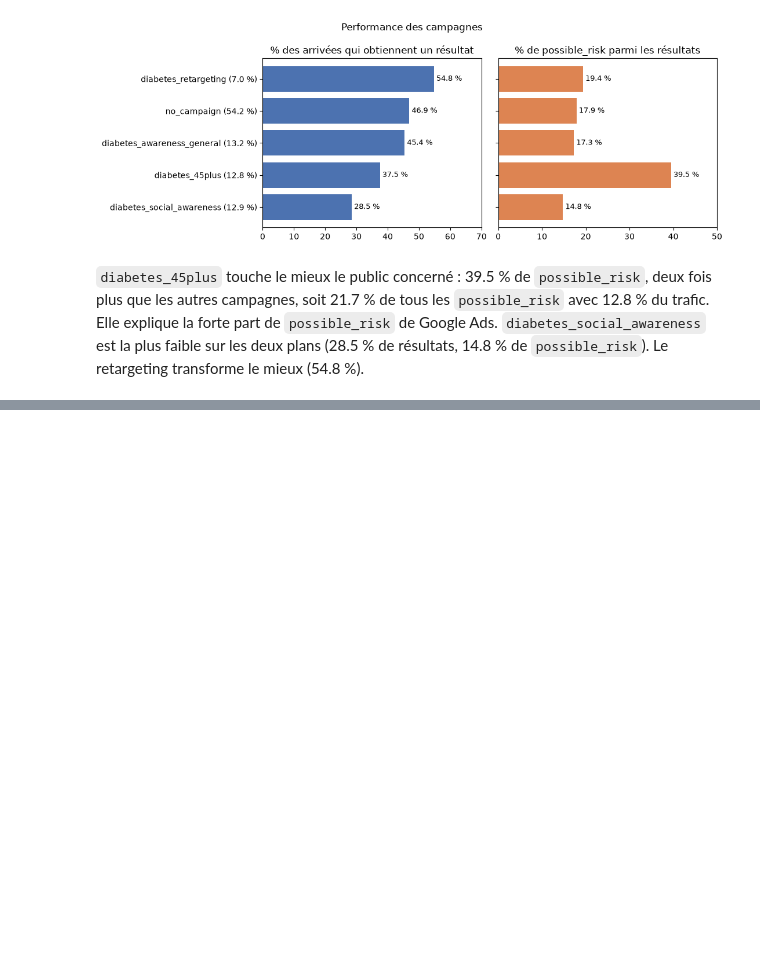
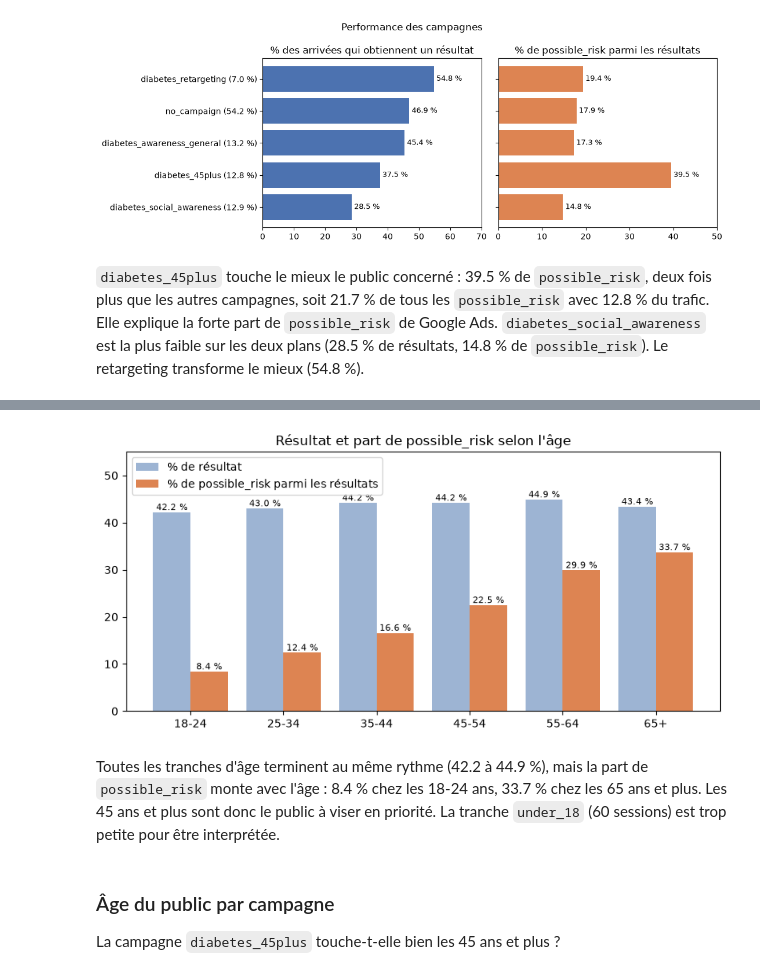
Before and after one commit to sakanokoh/doctoome-case-hamady, a Jupyter notebook: notebooks/03_data-analysis.ipynb, the cells around one changed output, grey strips where cells are left out. Saved outputs shown, nothing was run; the diff lists cells and outputs as text; code cells hidden in the pictures; blank space fills up the shorter version.

```diff
--- a/notebooks/03_data-analysis.ipynb
+++ b/notebooks/03_data-analysis.ipynb
@@ -258,0 +266,15 @@ plt.show()
+# %%
+query = """
+    SELECT age_band,
+           COUNT(*)                                       AS sessions,
+           SUM(completed::INT)                            AS resultat,
+           SUM((outcome_category = 'possible_risk')::INT) AS possible_risk
+    FROM sessions
+    GROUP BY age_band
+    ORDER BY age_band
+"""
+ages = con.sql(query).df()
+ages = ages.astype({c: int for c in ages.columns if c != "age_band"})
+ages["pct_resultat"]      = (100 * ages["resultat"] / ages["sessions"]).round(1)
+ages["pct_possible_risk"] = (100 * ages["possible_risk"] / ages["resultat"]).round(1)
+ages
@@ -258,0 +291,24 @@ plt.show()
+# %%
+a = ages[~ages["age_band"].isin(["under_18", "unknown"])]
+
+fig, ax = plt.subplots(figsize=(8, 4))
+x = np.arange(len(a))
+b1 = ax.bar(x - 0.2, a["pct_resultat"], 0.4, label="% de résultat", color="#9DB4D3")
+b2 = ax.bar(x + 0.2, a["pct_possible_risk"], 0.4, label="% de possible_risk parmi les résultats", color="#DD8452")
+ax.bar_label(b1, fmt="%.1f %%", fontsize=8)
+ax.bar_label(b2, fmt="%.1f %%", fontsize=8)
+ax.set_xticks(x)
+ax.set_xticklabels(a["age_band"])
+ax.set_ylim(0, 55)
+ax.set_title("Résultat et part de possible_risk selon l'âge")
+ax.legend()
+plt.tight_layout()
+plt.savefig("figures/05_age.png", dpi=150)
+plt.show()
+# %% [output]
+[figure, added]
+# %% [markdown]
+Toutes les tranches d'âge terminent au même rythme (42.2 à 44.9 %), mais la part de `possible_risk` monte avec l'âge : 8.4 % chez les 18-24 ans, 33.7 % chez les 65 ans et plus. Les 45 ans et plus sont donc le public à viser en priorité. La tranche `under_18` (60 sessions) est trop petite pour être interprétée.
+# %% [markdown]
+### Âge du public par campagne
+La campagne `diabetes_45plus` touche-t-elle bien les 45 ans et plus ?
```
Also changed, not shown: parts of 17 cells of this notebook, 6 other files.
